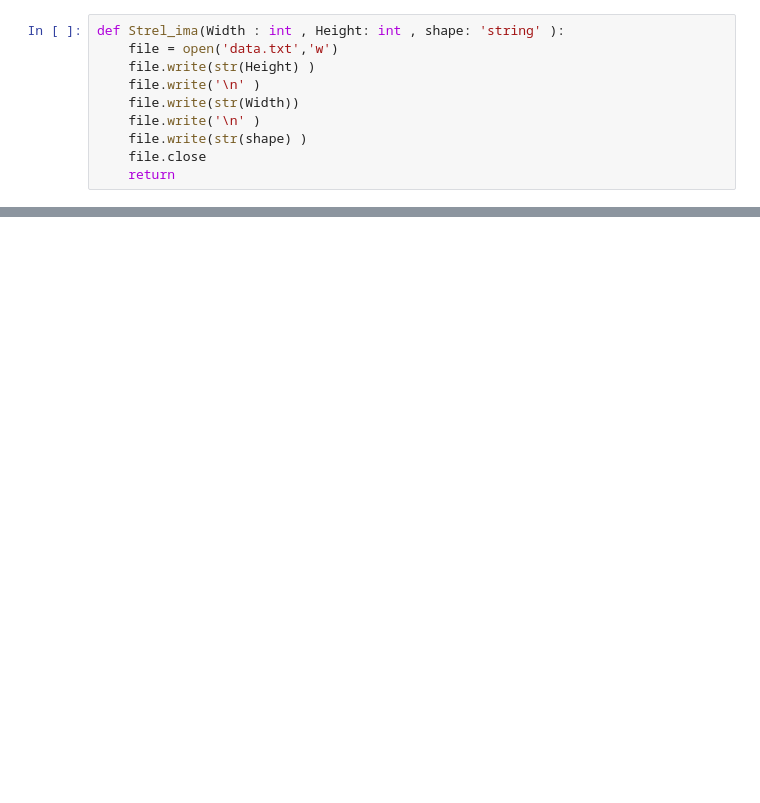
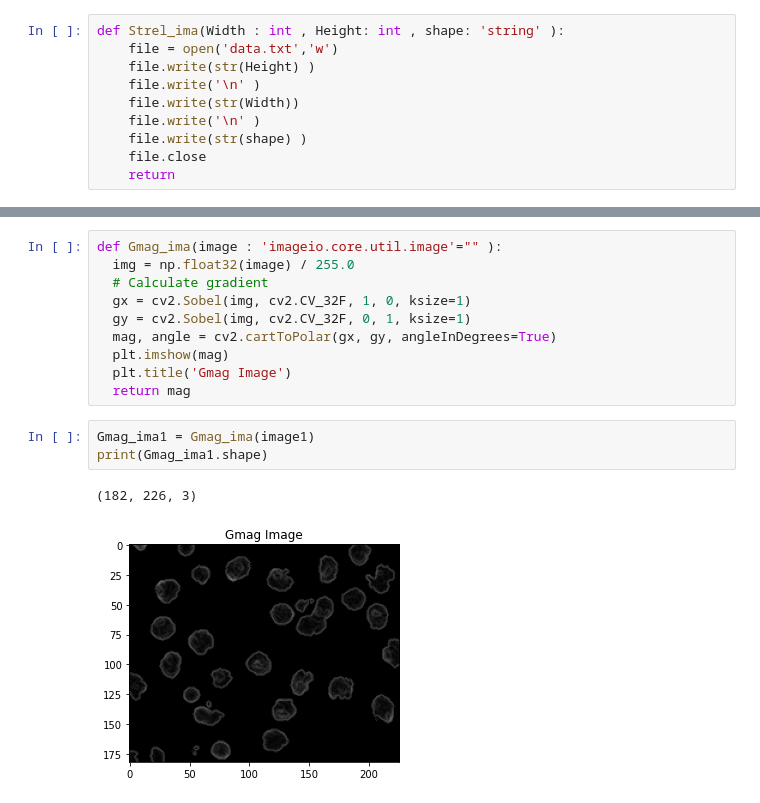
Before and after one commit to Binh9874123/Diplom-Example, a Jupyter notebook: Untitled.ipynb, the cells around one changed output, grey strips where cells are left out. Saved outputs shown, nothing was run; the diff lists cells and outputs as text; blank space fills up the shorter version.

```diff
--- a/Untitled.ipynb
+++ b/Untitled.ipynb
@@ -135,0 +216,16 @@ def Cwtsd_ima(image : 'imageio.core.util.image'="" , Connectivity):
+# %%
+def Gmag_ima(image : 'imageio.core.util.image'="" ):
+  img = np.float32(image) / 255.0
+  # Calculate gradient
+  gx = cv2.Sobel(img, cv2.CV_32F, 1, 0, ksize=1)
+  gy = cv2.Sobel(img, cv2.CV_32F, 0, 1, ksize=1)
+  mag, angle = cv2.cartToPolar(gx, gy, angleInDegrees=True)
+  plt.imshow(mag)
+  plt.title('Gmag Image')
+  return mag
+# %%
+Gmag_ima1 = Gmag_ima(image1)
+print(Gmag_ima1.shape)
+# %% [output]
+(182, 226, 3)
+[figure, added]
```
Also changed, not shown: parts of 39 cells of this notebook.
